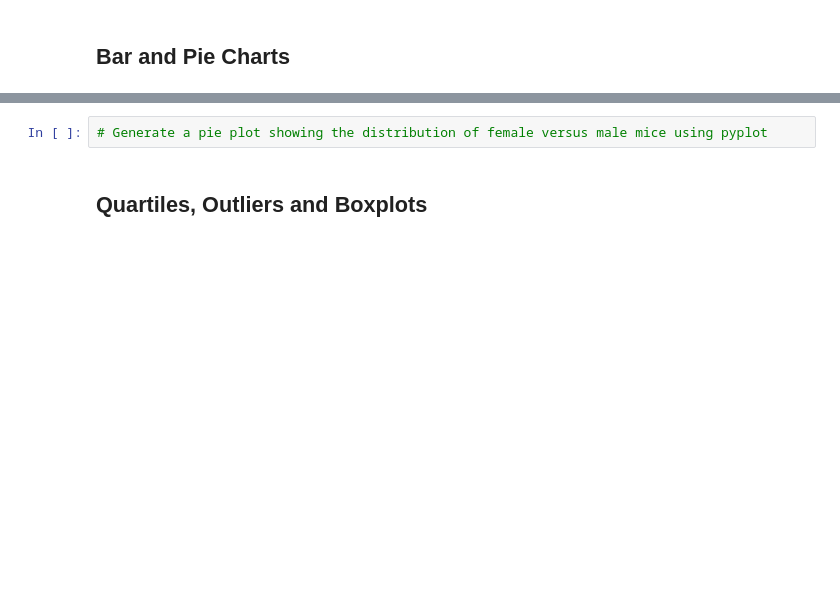
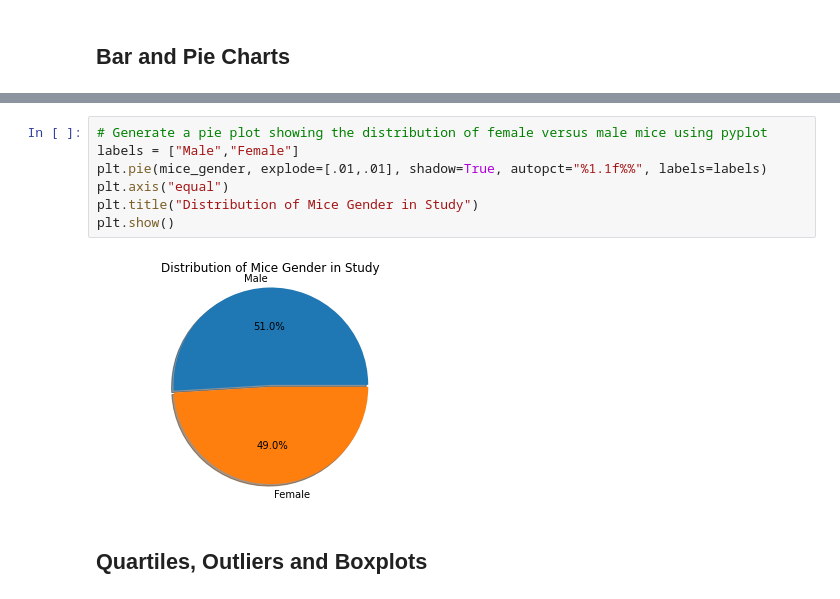
Before and after one commit to khutula/matplotlib-challenge, a Jupyter notebook: pymaceuticals_starter.ipynb, the cells around one changed output, grey strips where cells are left out. Saved outputs shown, nothing was run; the diff lists cells and outputs as text; blank space fills up the shorter version.

```diff
--- a/pymaceuticals_starter.ipynb
+++ b/pymaceuticals_starter.ipynb
@@ -163,5 +184,12 @@ simple_summary_stats_df
 # %%
 # Generate a pie plot showing the distribution of female versus male mice using pyplot
+labels = ["Male","Female"]
+plt.pie(mice_gender, explode=[.01,.01], shadow=True, autopct="%1.1f%%", labels=labels)
+plt.axis("equal")
+plt.title("Distribution of Mice Gender in Study")
+plt.show()
+# %% [output]
+[figure, added]
 # %% [markdown]
 ## Quartiles, Outliers and Boxplots
 # %%
```
Also changed, not shown: parts of 3 cells of this notebook.
